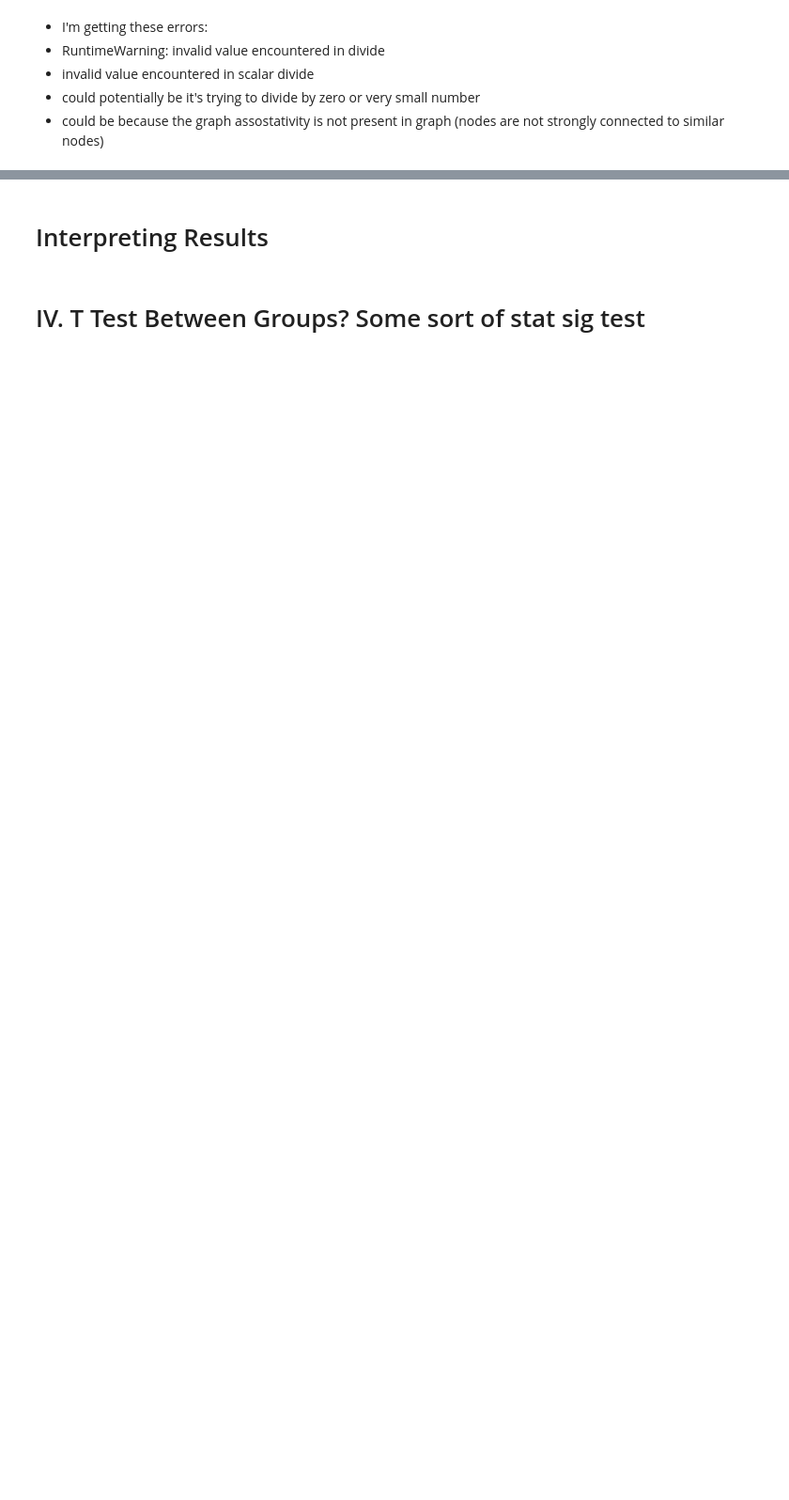
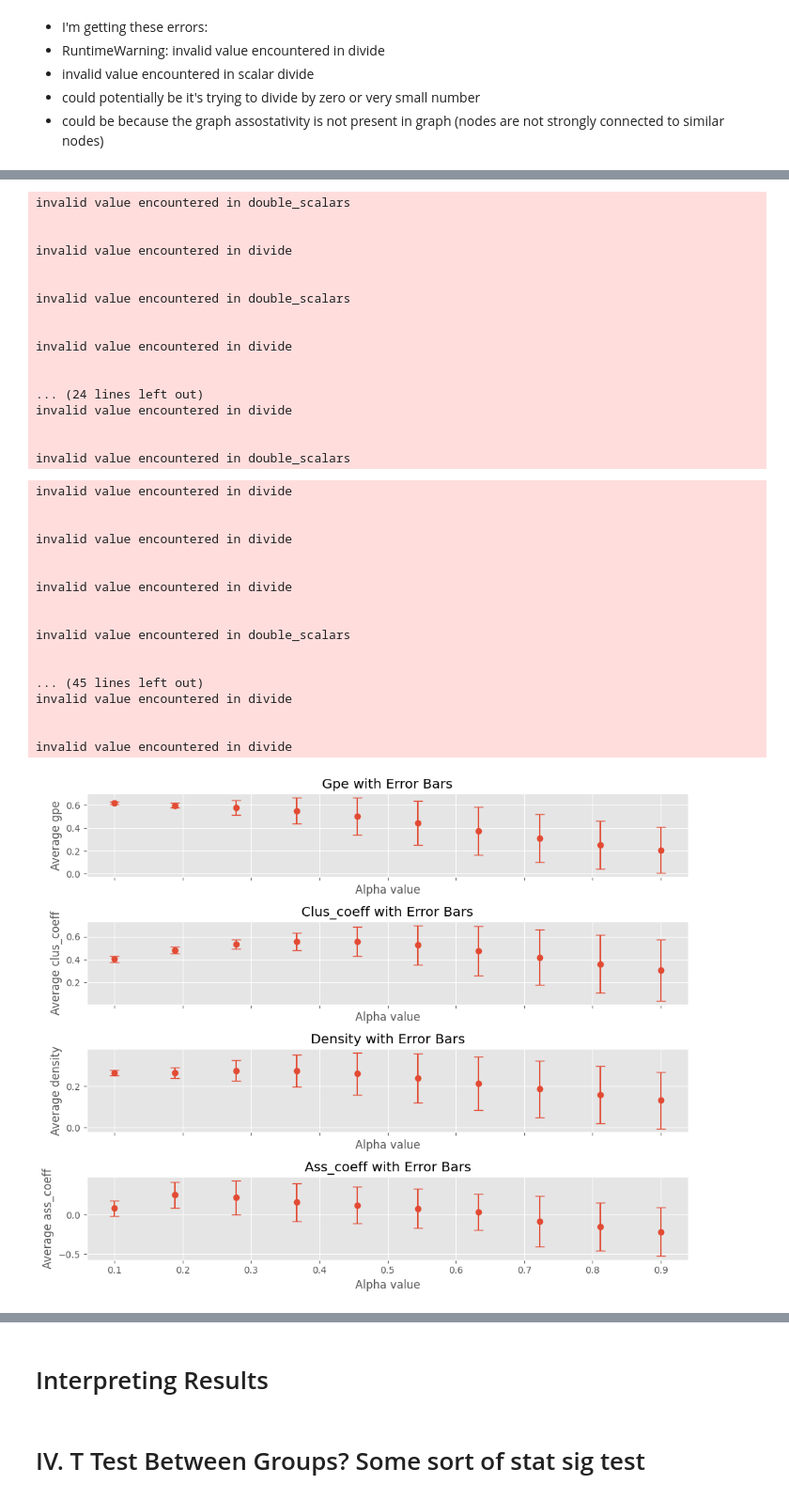
Before and after one commit to vkola-lab/jad2024, a Jupyter notebook: pet_graphs/current_tau_graphs/cent_pop_ggm_bootstrap.ipynb, the cells around one changed output, grey strips where cells are left out. Shown: that part at 94% size. Cells and saved outputs as stored; diff of their text form; code cells hidden in the pictures; blank space fills up the shorter version.

Commit message:
Added Graph Metric Plotting Code

```diff
--- a/pet_graphs/current_tau_graphs/cent_pop_ggm_bootstrap.ipynb
+++ b/pet_graphs/current_tau_graphs/cent_pop_ggm_bootstrap.ipynb
@@ -46,9 +49,9 @@ np.random.seed(3)
 # %%
 #adni
-adni_cent_low = pd.read_csv('../../data_paths_and_cleaning/data/final_cleaned_quartiles/adni_quartiles/adni_amy_tau_merged_cent_low_quartile.csv')
-adni_cent_med_low = pd.read_csv('../../data_paths_and_cleaning/data/final_cleaned_quartiles/adni_quartiles/adni_amy_tau_merged_cent_med_low_quartile.csv')
-adni_cent_med_high = pd.read_csv('../../data_paths_and_cleaning/data/final_cleaned_quartiles/adni_quartiles/adni_amy_tau_merged_cent_med_high_quartile.csv')
-adni_cent_high = pd.read_csv('../../data_paths_and_cleaning/data/final_cleaned_quartiles/adni_quartiles/adni_amy_tau_merged_cent_high_quartile.csv')
+adni_cent_low = pd.read_csv('/content/drive/MyDrive/Medical School/mci_mri_graph-main/data_paths_and_cleaning/data/final_cleaned_quartiles/adni_quartiles/adni_amy_tau_merged_cent_low_quartile.csv')
+adni_cent_med_low = pd.read_csv('/content/drive/MyDrive/Medical School/mci_mri_graph-main/data_paths_and_cleaning/data/final_cleaned_quartiles/adni_quartiles/adni_amy_tau_merged_cent_med_low_quartile.csv')
+adni_cent_med_high = pd.read_csv('/content/drive/MyDrive/Medical School/mci_mri_graph-main/data_paths_and_cleaning/data/final_cleaned_quartiles/adni_quartiles/adni_amy_tau_merged_cent_med_high_quartile.csv')
+adni_cent_high = pd.read_csv('/content/drive/MyDrive/Medical School/mci_mri_graph-main/data_paths_and_cleaning/data/final_cleaned_quartiles/adni_quartiles/adni_amy_tau_merged_cent_high_quartile.csv')
 # %% [markdown]
 ### B. Read A4 data quartile csvs
 - These data have regional tau SUVRs, centiloid values, visit dates, and ID
@@ -669,7 +645,6 @@ for model_num, model in enumerate(models,start=1):
 
     #create dictionary for current models data
     metrics_dic = {
-        'model_num': model_num,
         'gpe': gpe,
         'clus_coeff':clustering_coefficient,
         'density': density,
@@ -703,0 +748,17 @@ invalid value encountered in scalar divide
+# %%
+alphas = np.linspace(0.1, 0.9, 10)
+metric_names = ['gpe', 'clus_coeff', 'density', 'ass_coeff']
+models_by_alpha, metrics_by_alpha, avg_metric_by_alpha, std_metric_by_alpha = calculate_models_and_metrics(alphas, bootstrap_samples, metric_names)
+num_metrics = len(metric_names)
+fig, axs = plt.subplots(num_metrics, 1, figsize=(10, 8), sharex=True)
+
+for i, metric_name in enumerate(metric_names):
+    avg_values = [avg_metric_by_alpha[alpha][metric_name] for alpha in alphas]
+    std_values = [std_metric_by_alpha[alpha][metric_name] for alpha in alphas]
+    axs[i].errorbar(alphas, np.array(avg_values)[:,0], yerr=np.array(std_values)[:,0], fmt='o', capsize=5)
+    axs[i].set_xlabel('Alpha value')
+    axs[i].set_ylabel(f'Average {metric_name}')
+    axs[i].set_title(f'{metric_name.capitalize()} with Error Bars')
+plt.tight_layout()
+plt.show()
+# %% [output]
@@ -704 +803,36 @@ invalid value encountered in scalar divide
+invalid value encountered in double_scalars
+
+
+invalid value encountered in divide
+
+
+invalid value encountered in double_scalars
+
+
+invalid value encountered in divide
+
+
+... (24 lines left out)
+invalid value encountered in divide
+
+
+invalid value encountered in double_scalars
+invalid value encountered in divide
+
+
+invalid value encountered in divide
+
+
+invalid value encountered in divide
+
+
+invalid value encountered in double_scalars
+
+
+... (45 lines left out)
+invalid value encountered in divide
+
+
+invalid value encountered in divide
+[figure, added]
 # %%
```
Also changed, not shown: parts of 18 cells of this notebook, 2 other files.
